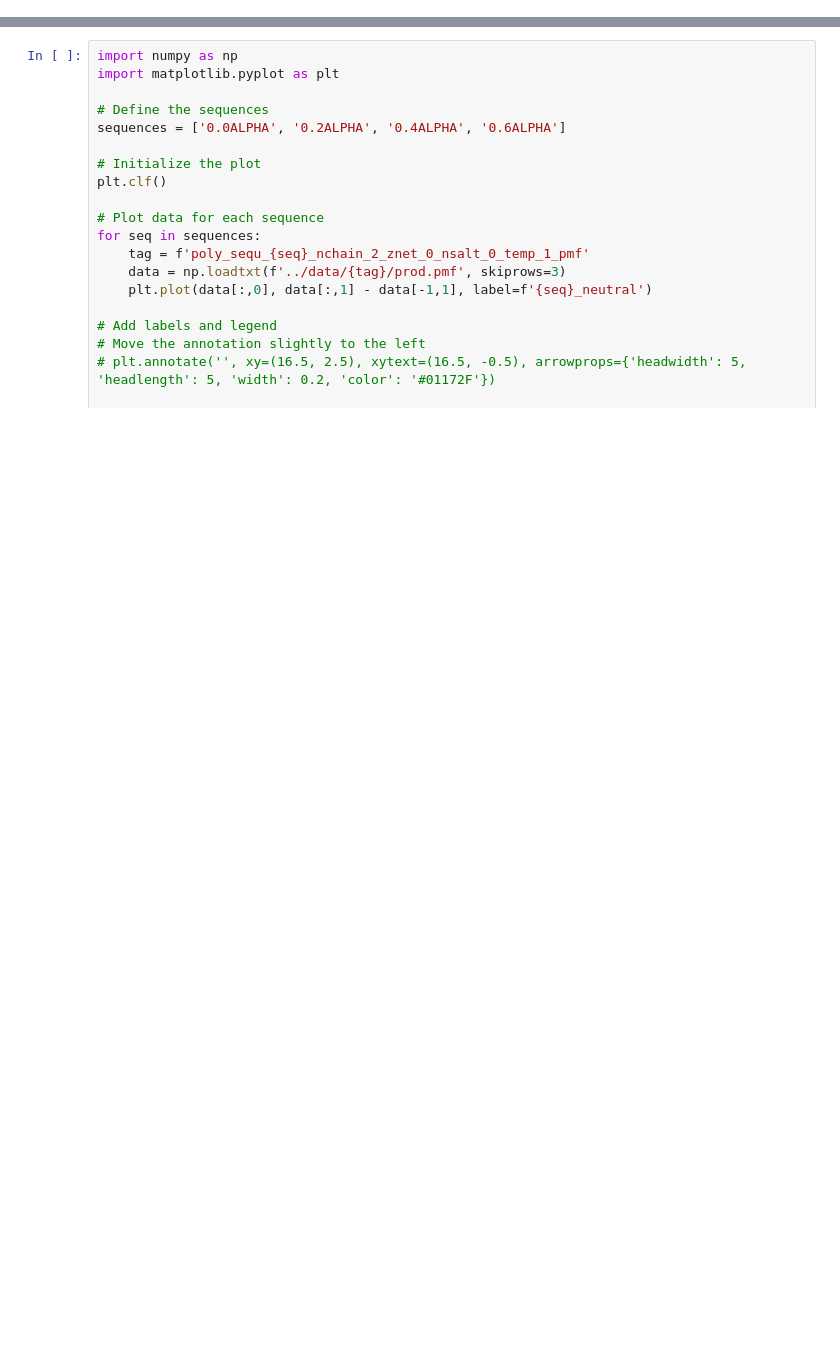
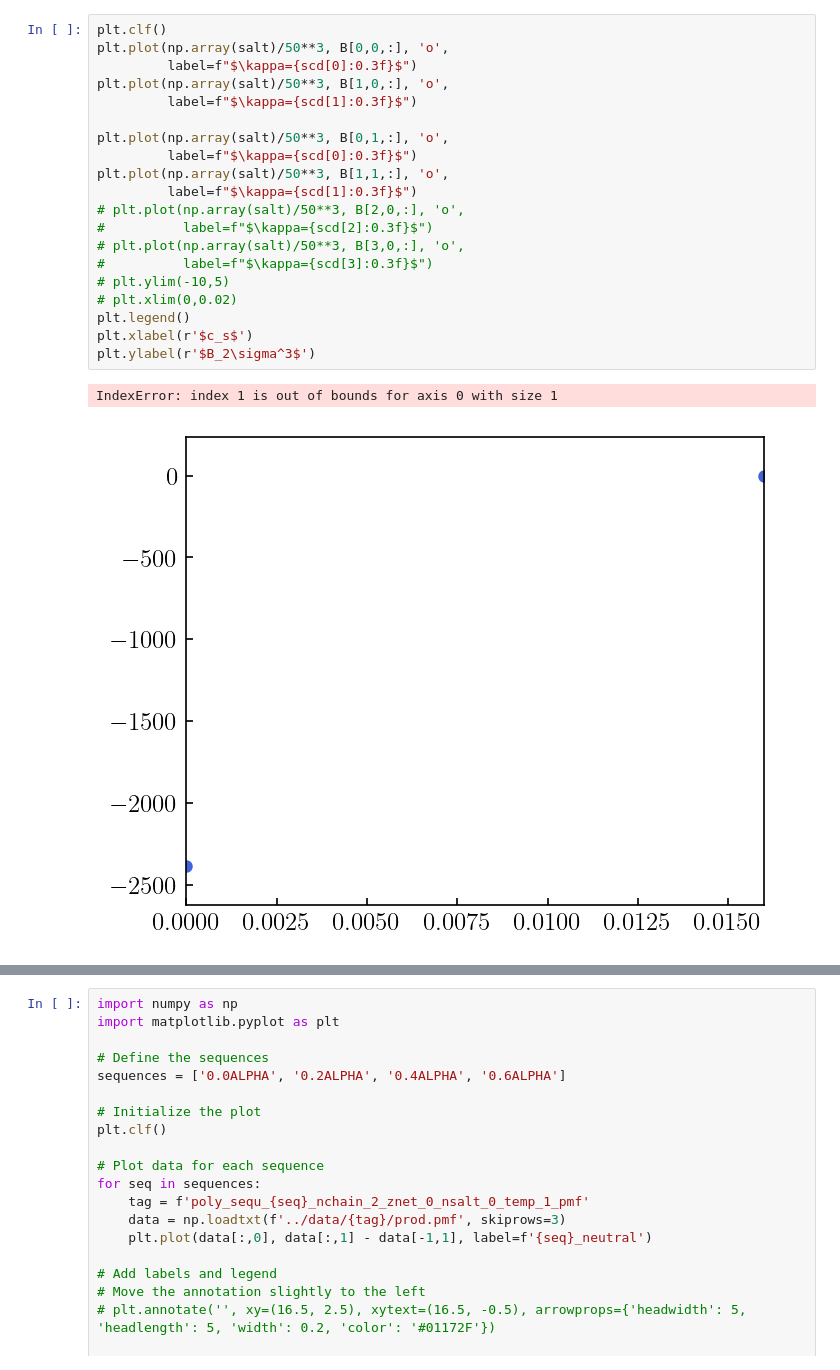
Before and after one commit to kelseyfu/Polyampholyte-SURF, a Jupyter notebook: analysis/pmf.ipynb, the cells around one changed output, grey strips where cells are left out. Cells and saved outputs as stored; diff of their text form; blank space fills up the shorter version.

```diff
--- a/analysis/pmf.ipynb
+++ b/analysis/pmf.ipynb
@@ -71,0 +303,23 @@ array([[ 0.        ,  1.83037564],
+# %%
+plt.clf()
+plt.plot(np.array(salt)/50**3, B[0,0,:], 'o',
+         label=f"$\kappa={scd[0]:0.3f}$")
+plt.plot(np.array(salt)/50**3, B[1,0,:], 'o',
+         label=f"$\kappa={scd[1]:0.3f}$")
+
+plt.plot(np.array(salt)/50**3, B[0,1,:], 'o',
+         label=f"$\kappa={scd[0]:0.3f}$")
+plt.plot(np.array(salt)/50**3, B[1,1,:], 'o',
+         label=f"$\kappa={scd[1]:0.3f}$")
+# plt.plot(np.array(salt)/50**3, B[2,0,:], 'o',
+#          label=f"$\kappa={scd[2]:0.3f}$")
+# plt.plot(np.array(salt)/50**3, B[3,0,:], 'o',
+#          label=f"$\kappa={scd[3]:0.3f}$")
+# plt.ylim(-10,5)
+# plt.xlim(0,0.02)
+plt.legend()
+plt.xlabel(r'$c_s$')
+plt.ylabel(r'$B_2\sigma^3$')
+# %% [output]
+IndexError: index 1 is out of bounds for axis 0 with size 1
+[figure, added]
```
Also changed, not shown: parts of 36 cells of this notebook, 42 other files.
